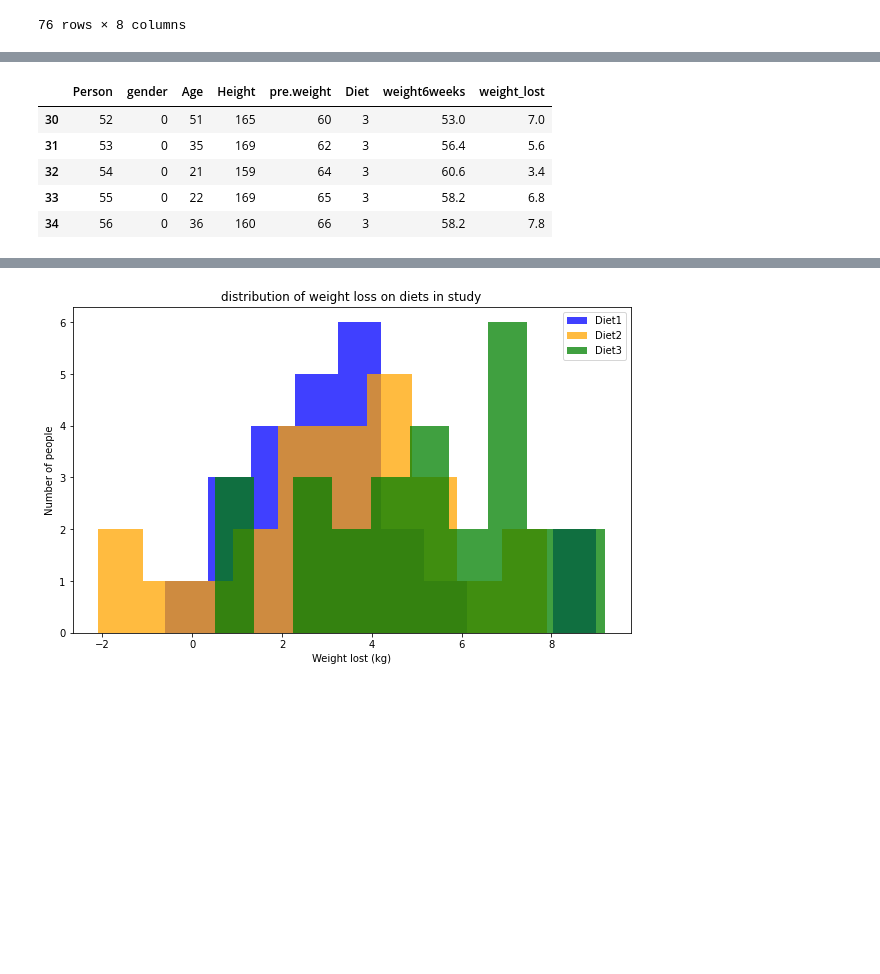
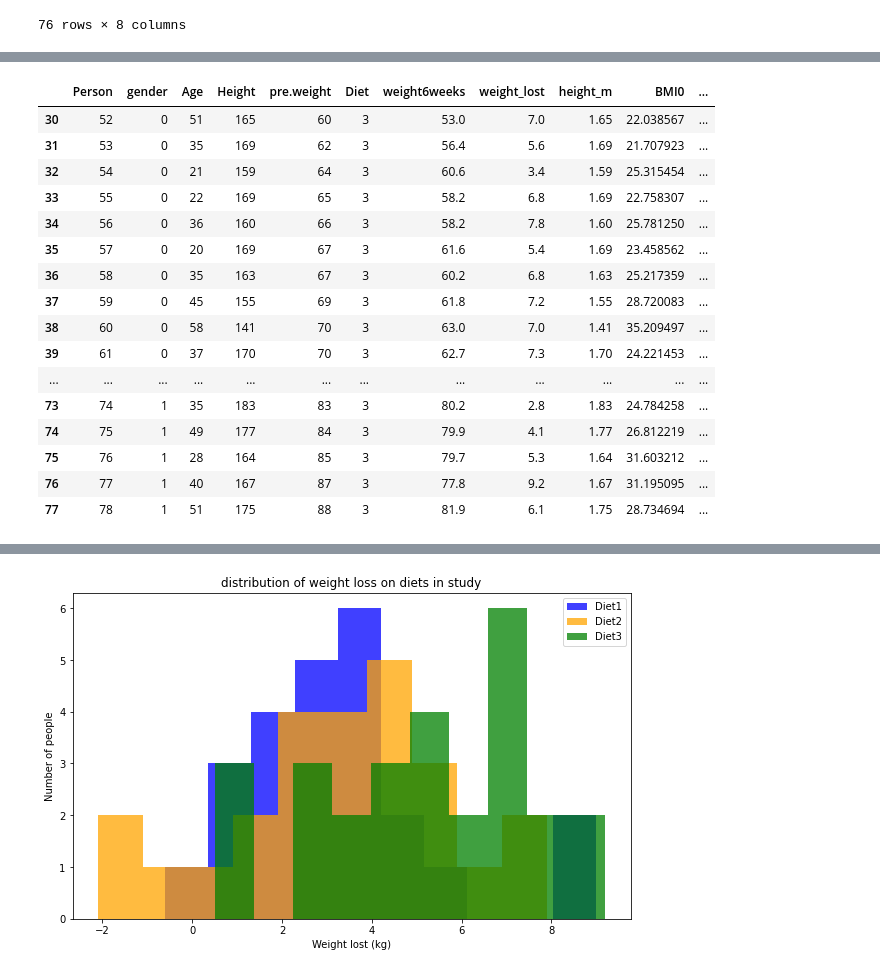
Before and after one commit to Jonathangmit/Machine-learning-and-statistics, a Jupyter notebook: scipy-stats.ipynb, the cells around one changed output, grey strips where cells are left out. Cells and saved outputs as stored; diff of their text form; code cells hidden in the pictures; blank space fills up the shorter version.

```diff
--- a/scipy-stats.ipynb
+++ b/scipy-stats.ipynb
@@ -93,3 +100,11 @@ df
 | 76 | 77 | 1 | 40 | 167 | 87 | 3 | 77.8 | 9.2 |
 | 77 | 78 | 1 | 51 | 175 | 88 | 3 | 81.9 | 6.1 |
 76 rows × 8 columns
+# %%
+df['height_m'] = (df['Height']/100)
+# %%
+df['BMI0'] = df['pre.weight']/(df['height_m']*df['height_m'])
+# %%
+df['BMI6']= df['weight6weeks']/(df['height_m']*df['height_m'])
+# %%
+df['deltaBMI']=df['BMI0']-df['BMI6']
@@ -116,10 +169,21 @@ dfdiet2.head()
 # %%
 dfdiet3 = df[df['Diet']==3]
-dfdiet3.head()
+dfdiet3
 # %% [output]
-|  | Person | gender | Age | Height | pre.weight | Diet | weight6weeks | weight_lost |
-| 30 | 52 | 0 | 51 | 165 | 60 | 3 | 53.0 | 7.0 |
-| 31 | 53 | 0 | 35 | 169 | 62 | 3 | 56.4 | 5.6 |
-| 32 | 54 | 0 | 21 | 159 | 64 | 3 | 60.6 | 3.4 |
-| 33 | 55 | 0 | 22 | 169 | 65 | 3 | 58.2 | 6.8 |
-| 34 | 56 | 0 | 36 | 160 | 66 | 3 | 58.2 | 7.8 |
+|  | Person | gender | Age | Height | pre.weight | Diet | weight6weeks | weight_lost | height_m | BMI0 | ... |
+| 30 | 52 | 0 | 51 | 165 | 60 | 3 | 53.0 | 7.0 | 1.65 | 22.038567 | ... |
+| 31 | 53 | 0 | 35 | 169 | 62 | 3 | 56.4 | 5.6 | 1.69 | 21.707923 | ... |
+| 32 | 54 | 0 | 21 | 159 | 64 | 3 | 60.6 | 3.4 | 1.59 | 25.315454 | ... |
+| 33 | 55 | 0 | 22 | 169 | 65 | 3 | 58.2 | 6.8 | 1.69 | 22.758307 | ... |
+| 34 | 56 | 0 | 36 | 160 | 66 | 3 | 58.2 | 7.8 | 1.60 | 25.781250 | ... |
+| 35 | 57 | 0 | 20 | 169 | 67 | 3 | 61.6 | 5.4 | 1.69 | 23.458562 | ... |
+| 36 | 58 | 0 | 35 | 163 | 67 | 3 | 60.2 | 6.8 | 1.63 | 25.217359 | ... |
+| 37 | 59 | 0 | 45 | 155 | 69 | 3 | 61.8 | 7.2 | 1.55 | 28.720083 | ... |
+| 38 | 60 | 0 | 58 | 141 | 70 | 3 | 63.0 | 7.0 | 1.41 | 35.209497 | ... |
+| 39 | 61 | 0 | 37 | 170 | 70 | 3 | 62.7 | 7.3 | 1.70 | 24.221453 | ... |
+| ... | ... | ... | ... | ... | ... | ... | ... | ... | ... | ... | ... |
+| 73 | 74 | 1 | 35 | 183 | 83 | 3 | 80.2 | 2.8 | 1.83 | 24.784258 | ... |
+| 74 | 75 | 1 | 49 | 177 | 84 | 3 | 79.9 | 4.1 | 1.77 | 26.812219 | ... |
+| 75 | 76 | 1 | 28 | 164 | 85 | 3 | 79.7 | 5.3 | 1.64 | 31.603212 | ... |
+| 76 | 77 | 1 | 40 | 167 | 87 | 3 | 77.8 | 9.2 | 1.67 | 31.195095 | ... |
+| 77 | 78 | 1 | 51 | 175 | 88 | 3 | 81.9 | 6.1 | 1.75 | 28.734694 | ... |
```
Also changed, not shown: parts of 17 cells of this notebook, 1 other file.
